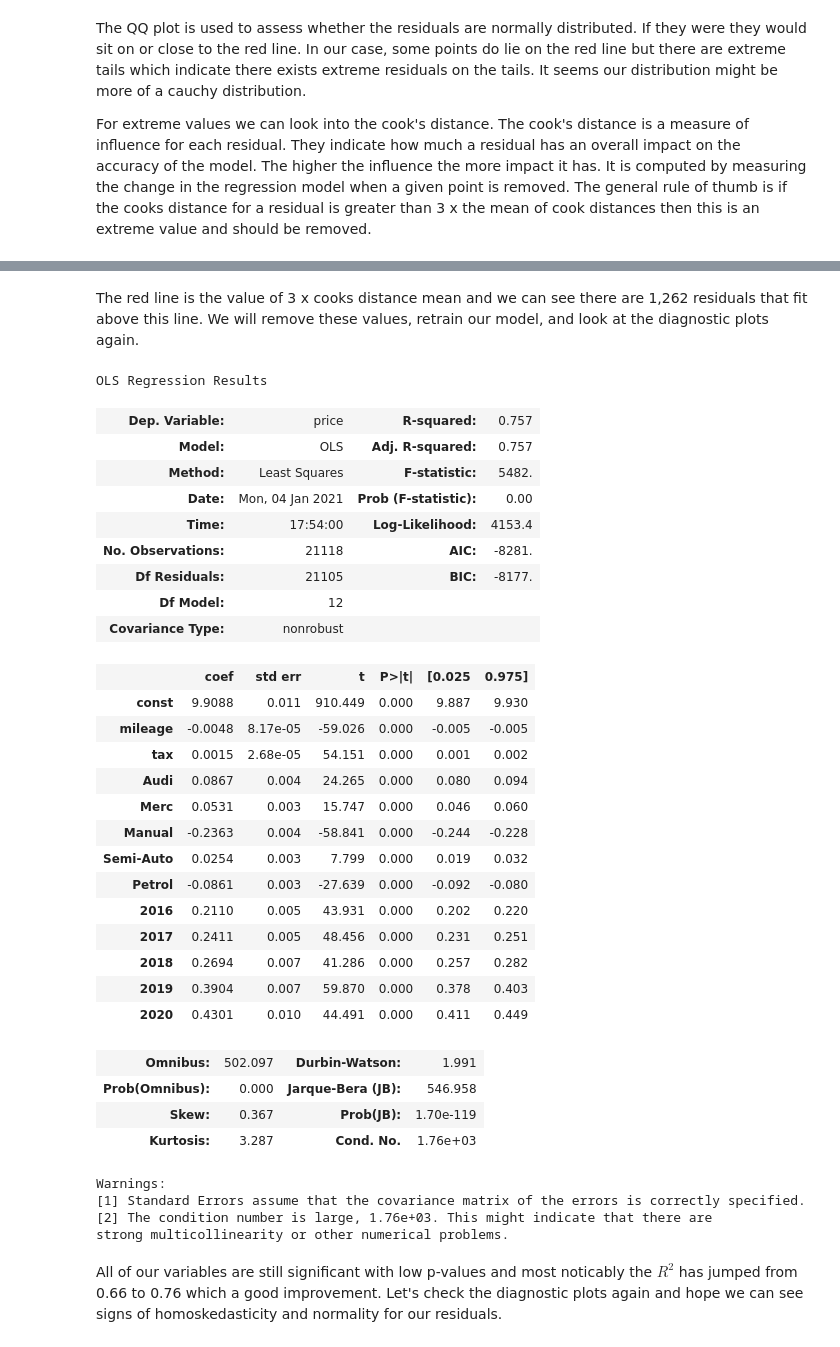
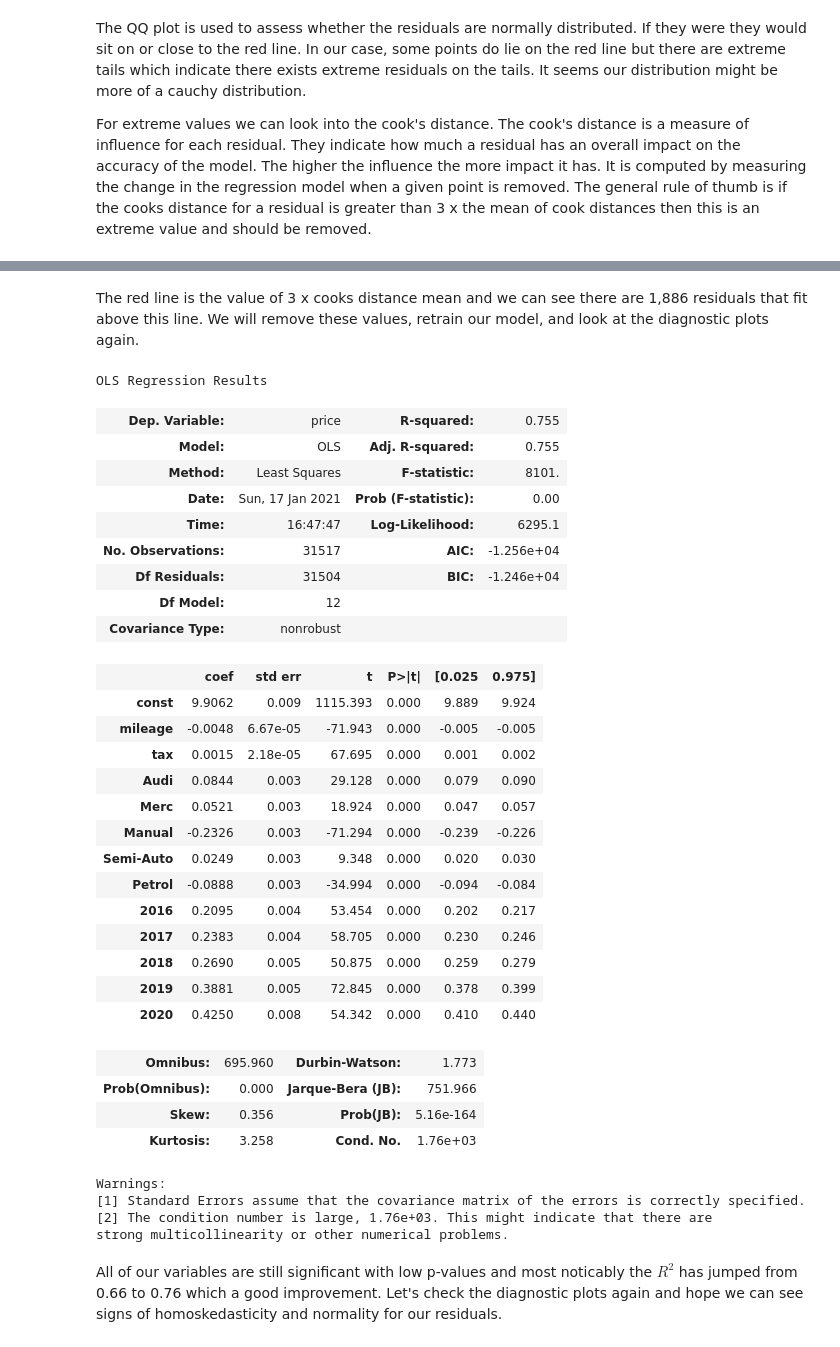
Before and after one commit to Akashjalil22/Predicting-used-car-price, a Jupyter notebook: Used car prices.ipynb, the cells around one changed output, grey strips where cells are left out. Drawn from its saved outputs; the diff is of its cells as text; code cells hidden in the pictures.

```diff
--- a/Used car prices.ipynb
+++ b/Used car prices.ipynb
@@ -398,16 +398,17 @@ Highest VIF is 15.15757182104586 for engineSize
 # %%
 # new_X is basically our X dataframe with all explanatory variables but with high VIF variables removed
 new_X = X[vif_2['Features'].values]
-from sklearn.model_selection import train_test_split
-X_train, X_test, y_train, y_test = train_test_split(new_X, Y, test_size = 0.33, random_state = 1)
+#from sklearn.model_selection import train_test_split
+#X_train, X_test, y_train, y_test = train_test_split(new_X, Y, test_size = 0.33, random_state = 1)
 # %% [markdown]
 Now we'll build the first OLS linear regression model and evaluate the p-values for each variable as well as do some diagnostic plots to test the assumptions listed at the start.
 # %%
 import statsmodels.api as sm
 # For our constant (C) variable in Y = C + m_1x_1 + ... + m_nx_n we add a column full of 1s at the start
-X_train.insert(0,'const',1)
+#X_train.insert(0,'const',1)
+new_X.insert(0,'const',1)
 # Train our OLS model with our training set
-model = sm.OLS(y_train,X_train).fit()
+model = sm.OLS(Y,new_X).fit()
 model.summary()
 # %% [output]
 OLS Regression Results
@@ -559,5 +560,5 @@ Number of outliers: 1262
 # %% [markdown]
-The red line is the value of 3 x cooks distance mean and we can see there are 1,262 residuals that fit above this line. We will remove these values, retrain our model, and look at the diagnostic plots again.
+The red line is the value of 3 x cooks distance mean and we can see there are 1,886 residuals that fit above this line. We will remove these values, retrain our model, and look at the diagnostic plots again.
 # %%
 def RemoveCookOutliers(model, X_train, y_train):
     model_cooks = model.get_influence().cooks_distance[0]
@@ -573,39 +574,39 @@ def RemoveCookOutliers(model, X_train, y_train):
 
     return X_train, y_train
 
-X_train_wo_outliers, y_train_wo_outliers = RemoveCookOutliers(model, X_train, y_train)
+X_wo_outliers, y_wo_outliers = RemoveCookOutliers(model, new_X, Y)
 # %%
-model_wo_outliers = sm.OLS(y_train_wo_outliers, X_train_wo_outliers).fit()
+model_wo_outliers = sm.OLS(y_wo_outliers, X_wo_outliers).fit()
 model_wo_outliers.summary()
 # %% [output]
 OLS Regression Results
-| Dep. Variable: | price | R-squared: | 0.757 |
-| Model: | OLS | Adj. R-squared: | 0.757 |
-| Method: | Least Squares | F-statistic: | 5482. |
-| Date: | Mon, 04 Jan 2021 | Prob (F-statistic): | 0.00 |
-| Time: | 17:54:00 | Log-Likelihood: | 4153.4 |
-| No. Observations: | 21118 | AIC: | -8281. |
-| Df Residuals: | 21105 | BIC: | -8177. |
+| Dep. Variable: | price | R-squared: | 0.755 |
+| Model: | OLS | Adj. R-squared: | 0.755 |
+| Method: | Least Squares | F-statistic: | 8101. |
+| Date: | Sun, 17 Jan 2021 | Prob (F-statistic): | 0.00 |
+| Time: | 16:47:47 | Log-Likelihood: | 6295.1 |
+| No. Observations: | 31517 | AIC: | -1.256e+04 |
+| Df Residuals: | 31504 | BIC: | -1.246e+04 |
 | Df Model: | 12 |  |  |
 | Covariance Type: | nonrobust |  |  |
 |  | coef | std err | t | P>|t| | [0.025 | 0.975] |
-| const | 9.9088 | 0.011 | 910.449 | 0.000 | 9.887 | 9.930 |
-| mileage | -0.0048 | 8.17e-05 | -59.026 | 0.000 | -0.005 | -0.005 |
-| tax | 0.0015 | 2.68e-05 | 54.151 | 0.000 | 0.001 | 0.002 |
-| Audi | 0.0867 | 0.004 | 24.265 | 0.000 | 0.080 | 0.094 |
-| Merc | 0.0531 | 0.003 | 15.747 | 0.000 | 0.046 | 0.060 |
-| Manual | -0.2363 | 0.004 | -58.841 | 0.000 | -0.244 | -0.228 |
-| Semi-Auto | 0.0254 | 0.003 | 7.799 | 0.000 | 0.019 | 0.032 |
-| Petrol | -0.0861 | 0.003 | -27.639 | 0.000 | -0.092 | -0.080 |
-| 2016 | 0.2110 | 0.005 | 43.931 | 0.000 | 0.202 | 0.220 |
-| 2017 | 0.2411 | 0.005 | 48.456 | 0.000 | 0.231 | 0.251 |
-| 2018 | 0.2694 | 0.007 | 41.286 | 0.000 | 0.257 | 0.282 |
-| 2019 | 0.3904 | 0.007 | 59.870 | 0.000 | 0.378 | 0.403 |
-| 2020 | 0.4301 | 0.010 | 44.491 | 0.000 | 0.411 | 0.449 |
+| const | 9.9062 | 0.009 | 1115.393 | 0.000 | 9.889 | 9.924 |
+| mileage | -0.0048 | 6.67e-05 | -71.943 | 0.000 | -0.005 | -0.005 |
+| tax | 0.0015 | 2.18e-05 | 67.695 | 0.000 | 0.001 | 0.002 |
+| Audi | 0.0844 | 0.003 | 29.128 | 0.000 | 0.079 | 0.090 |
+| Merc | 0.0521 | 0.003 | 18.924 | 0.000 | 0.047 | 0.057 |
+| Manual | -0.2326 | 0.003 | -71.294 | 0.000 | -0.239 | -0.226 |
+| Semi-Auto | 0.0249 | 0.003 | 9.348 | 0.000 | 0.020 | 0.030 |
+| Petrol | -0.0888 | 0.003 | -34.994 | 0.000 | -0.094 | -0.084 |
+| 2016 | 0.2095 | 0.004 | 53.454 | 0.000 | 0.202 | 0.217 |
+| 2017 | 0.2383 | 0.004 | 58.705 | 0.000 | 0.230 | 0.246 |
+| 2018 | 0.2690 | 0.005 | 50.875 | 0.000 | 0.259 | 0.279 |
+| 2019 | 0.3881 | 0.005 | 72.845 | 0.000 | 0.378 | 0.399 |
+| 2020 | 0.4250 | 0.008 | 54.342 | 0.000 | 0.410 | 0.440 |
-| Omnibus: | 502.097 | Durbin-Watson: | 1.991 |
-| Prob(Omnibus): | 0.000 | Jarque-Bera (JB): | 546.958 |
-| Skew: | 0.367 | Prob(JB): | 1.70e-119 |
-| Kurtosis: | 3.287 | Cond. No. | 1.76e+03 |
+| Omnibus: | 695.960 | Durbin-Watson: | 1.773 |
+| Prob(Omnibus): | 0.000 | Jarque-Bera (JB): | 751.966 |
+| Skew: | 0.356 | Prob(JB): | 5.16e-164 |
+| Kurtosis: | 3.258 | Cond. No. | 1.76e+03 |
 Warnings:
 [1] Standard Errors assume that the covariance matrix of the errors is correctly specified.
 [2] The condition number is large, 1.76e+03. This might indicate that there are
```
Also changed, not shown: parts of 26 cells of this notebook.
